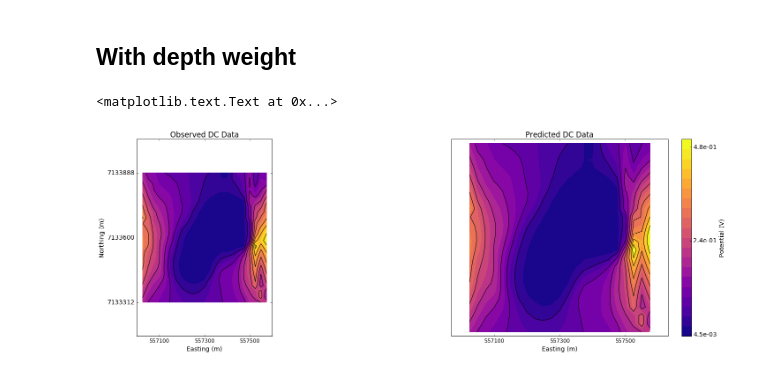
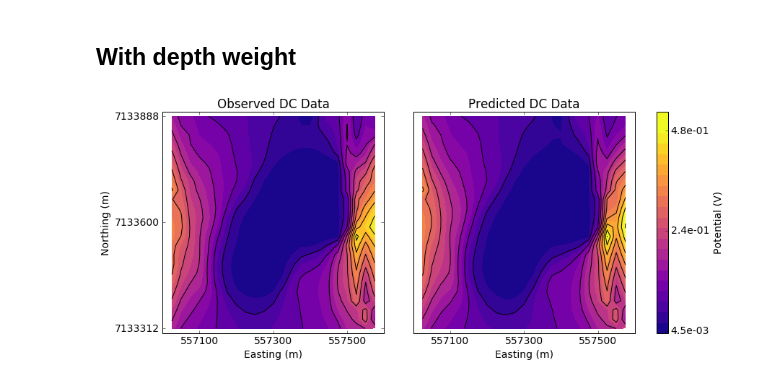
Before and after one commit to simpeg/presentations, a Jupyter notebook: SciPy2016/notebooks/DC/DCinv_Gradient_singleSrc_PosterFigs.ipynb, the cells around one changed output. Cells and saved outputs as stored; diff of their text form; code cells hidden in the pictures.

```diff
--- a/SciPy2016/notebooks/DC/DCinv_Gradient_singleSrc_PosterFigs.ipynb
+++ b/SciPy2016/notebooks/DC/DCinv_Gradient_singleSrc_PosterFigs.ipynb
@@ -205,5 +205,5 @@ ax.set_ylim(ymin, ymax); ax.set_ylabel('')
 <matplotlib.text.Text at 0x...>
 [figure]
 # %%
-ax, dat = vizEJ(mesh, sigma, 28, f=f, airind=airind, src=src1, normal="Z", ftype="J", xc=xc, yc=yc, zc=zc, clim=(0,2e-5), cb=True)
+ax, dat = vizEJ(mesh, sigma, 28, f=f, airind=airind, src=src1, normal="Z", ftype="J", xc=xc, yc=yc, zc=zc, cb=True)
 # %% [output]
@@ -211,13 +334,15 @@ ax, dat = vizEJ(mesh, sigma, 28, f=f, airind=airind, src=src1, normal="Z", ftype
 # %%
 fig = plt.figure(figsize(11, 8))
-Imin, Imax = 0, 2e-5
-Qmin, Qmax = 1e-11, 1e-10
+Imin, Imax = 2.8e-8,2.7e-5
+Qmin, Qmax =  -5.3e-11, 1.0e-10
 Vsmin, Vsmax = -2., 2.
+dI, dQ, dV = (Imax-Imin)*0.2, (Qmax-Qmin)*0.2, (Vsmax-Vsmin)*0.2
 xmin, xmax = -700+xc, 700+xc
 ymin, ymax = -700+yc, 700+yc
 zmin, zmax = -700+zc, 0+zc
 indz = 28
 indy = 31
+matplotlib.rcParams['font.size'] = 10
 # Axis label
 x = np.linspace(xmin+200, xmax-200,3)
 
@@ -247,7 +372,7 @@ ax2.set_xlabel('Easting (m)')
 ax2.set_ylabel('Elev. (m)')
 
 # Currents colorbar
-cbI = plt.colorbar(dat1[0],orientation="horizontal", format="%1.1e", ticks=np.linspace(Imin, Imax, 3))
+cbI = plt.colorbar(dat1[0],orientation="horizontal", format="%1.1e", ticks=np.linspace(Imin+dI, Imax-dI, 3))
 cbI_label = "Electric currents (V/m)"
 cbI.set_label(cbI_label)
 
@@ -274,7 +399,7 @@ ax4.set_xticklabels(map(str, map(int, x)),size=12)
 ax4.set_xlabel('Easting (m)')
 
 # Charges colorbar
-cbQ = plt.colorbar(dat4[0],orientation="horizontal", format="%1.1e", ticks=np.linspace(Qmin, Qmax, 3))
+cbQ = plt.colorbar(dat4[0],orientation="horizontal", format="%1.1e", ticks=np.linspace(Qmin+dQ, Qmax-dQ, 3))
 cbQ_label = "Electric charges (C)"
 cbQ.set_label(cbQ_label)
 
@@ -305,7 +430,7 @@ ax6.set_xticklabels(map(str, map(int, x)),size=12)
 ax6.set_xlabel('Easting (m)')
 
 # Secondary potential colorbar
-cbVs = plt.colorbar(dat6[0],orientation="horizontal", format="%1.1e", ticks=np.linspace(Vsmin, Vsmax, 3))
+cbVs = plt.colorbar(dat6[0],orientation="horizontal", format="%1.1e", ticks=np.linspace(Vsmin+dV, Vsmax-dV, 3))
 cbVs_label = "Potential (V)"
 cbVs.set_label(cbVs_label)
 
@@ -314,5 +439,5 @@ cbVs.set_label(cbVs_label)
 # cb = fig.colorbar(dat[0],cax=cbarax, orientation="horizontal", ax = ax4, ticks=np.linspace(vmin,vmax, 4))
 
 # cb.set_label("Susceptibility (SI)",size=12)
-# fig.savefig('MAG_RecModel.png',dpi = 200)
+fig.savefig('./images/DCfields.png',dpi = 400)
 # %% [output]
@@ -358,7 +483,6 @@ def vizdata(data, src, rx, rxcomponent="X", clim=None, title=None, figsave=None,
     ax.set_yticks(np.linspace(ymin, ymax, 3))
     ax.set_xlim(xmin, xmax)
     ax.set_ylim(ymin, ymax)
-    ax.axis("equal")
 
     if cb:
         cb = plt.colorbar(dat, orientation=cbOrient, ticks=np.linspace(vmin, vmax, 3), format="%.1e")
@@ -384,16 +508,16 @@ vizdata(dcdata, src1, rx_x, rxcomponent="X", title="Observed",cbOrient="horizont
 # %%
-fig = plt.figure(figsize(11, 8))
+fig = plt.figure(figsize(11, 5.5))
 xmin, xmax = -300+xc, 300+xc
 ymin, ymax = -300+yc, 300+yc
 indz = 28
-
+matplotlib.rcParams['font.size'] = 14
 # Axis label
 x = np.linspace(xmin+100, xmax-100,3)
 
 # DC observed data
 ax1 = plt.subplot(1,1,1)
 pos =  ax1.get_position()
-ax1.set_position([pos.x0-0.1, pos.y0,  pos.width*0.45, pos.height])
+ax1.set_position([pos.x0, pos.y0,  pos.width*0.5, pos.height])
 ax1 = vizdata(dcdata, src1, rx_x, ax=ax1, rxcomponent="X", title="Observed", clim=(4.5e-3, 4.8e-1))
 plt.gca().set_aspect('equal')
 # ax1.set_title(("Slice at z=%.1f m")%(mesh.vectorCCz[indz]))
@@ -401,13 +525,13 @@ plt.gca().set_aspect('equal')
 ax1.set_xlim(xmin, xmax)
 ax1.set_ylim(ymin, ymax)
 ax1.set_xticks(map(int, x))
-ax1.set_xticklabels(map(str, map(int, x)),size=12)
+ax1.set_xticklabels(map(str, map(int, x)),size=14)
 ax1.set_xlabel('Easting (m)')
 ax1.set_ylabel('Northing (m)')
 ax1.set
 
 # True conductivity model
-ax2 = fig.add_axes([pos.x0+0.75, pos.y0,  pos.width, pos.height])
+ax2 = fig.add_axes([pos.x0+0.55, pos.y0,  pos.width, pos.height])
 ax2,dat2 = viz(mesh, sigma, indz, airind, normal="Z", xc=xc, yc=yc, zc=zc, ax=ax2)
 plt.gca().set_aspect('equal')
 ax2.set_title(("Slice at z=%.1f m")%(mesh.vectorCCz[indz]))
@@ -415,7 +539,8 @@ ax2.yaxis.set_visible(False)
 ax2.set_xlim(xmin, xmax)
 ax2.set_ylim(ymin, ymax)
 ax2.set_xticks(map(int, x))
-ax2.set_xticklabels(map(str, map(int, x)),size=12)
+ax2.set_xticklabels(map(str, map(int, x)),size=14)
 ax2.set_xlabel('Easting (m)')
 ax2.set_title('Conductivity Model')
+fig.savefig('./images/DCdata.png',dpi = 200)
 # %% [output]
@@ -527,40 +638,39 @@ preddata = Survey.Data(survey, v=dpred)
 # plt.plot(obsdata[src1, rx_y])
 # plt.plot(preddata[src1, rx_y], '.')
 # %%
-fig = plt.figure(figsize(11, 8))
+fig = plt.figure(figsize(11, 5.5))
 xmin, xmax = -300+xc, 300+xc
 ymin, ymax = -300+yc, 300+yc
 indz = 28
 
 # Axis label
 x = np.linspace(xmin+100, xmax-100,3)
 
 # DC observed data
 ax1 = plt.subplot(1,1,1)
 pos =  ax1.get_position()
-ax1.set_position([pos.x0-0.1, pos.y0,  pos.width*0.5, pos.height])
+ax1.set_position([pos.x0-0.4, pos.y0,  pos.width, pos.height])
 ax1 = vizdata(dcdata, src1, rx_x, ax=ax1, rxcomponent="X", title="Observed DC Data", clim=(4.5e-3, 4.8e-1), cb=False)
 plt.gca().set_aspect('equal')
 # ax1.set_title(("Slice at z=%.1f m")%(mesh.vectorCCz[indz]))
 # ax1.xaxis.set_visible(False)
 ax1.set_xlim(xmin, xmax)
 ax1.set_ylim(ymin, ymax)
 ax1.set_xticks(map(int, x))
-ax1.set_xticklabels(map(str, map(int, x)),size=12)
+ax1.set_xticklabels(map(str, map(int, x)),size=14)
 ax1.set_xlabel('Easting (m)')
 ax1.set_ylabel('Northing (m)')
-ax1.set
 
 # DC Predicted data
-ax2 = fig.add_axes([pos.x0+0.8, pos.y0,  pos.width, pos.height])
+ax2 = fig.add_axes([pos.x0, pos.y0,  pos.width, pos.height])
 ax2 = vizdata(preddata, src1, rx_x, ax=ax2, rxcomponent="X", title="Predicted DC Data", clim=(4.5e-3, 4.8e-1))
 plt.gca().set_aspect('equal')
 ax2.yaxis.set_visible(False)
 ax2.set_xlim(xmin, xmax)
 ax2.set_ylim(ymin, ymax)
 ax2.set_xticks(map(int, x))
-ax2.set_xticklabels(map(str, map(int, x)),size=12)
+ax2.set_xticklabels(map(str, map(int, x)),size=14)
 ax2.set_xlabel('Easting (m)')
+fig.savefig('./images/DCobspred.png',dpi = 400)
 # %% [output]
-<matplotlib.text.Text at 0x...>
-[figure, old version]
+[figure, new version]
```
Also changed, not shown: parts of 19 cells of this notebook, 13 other files.
